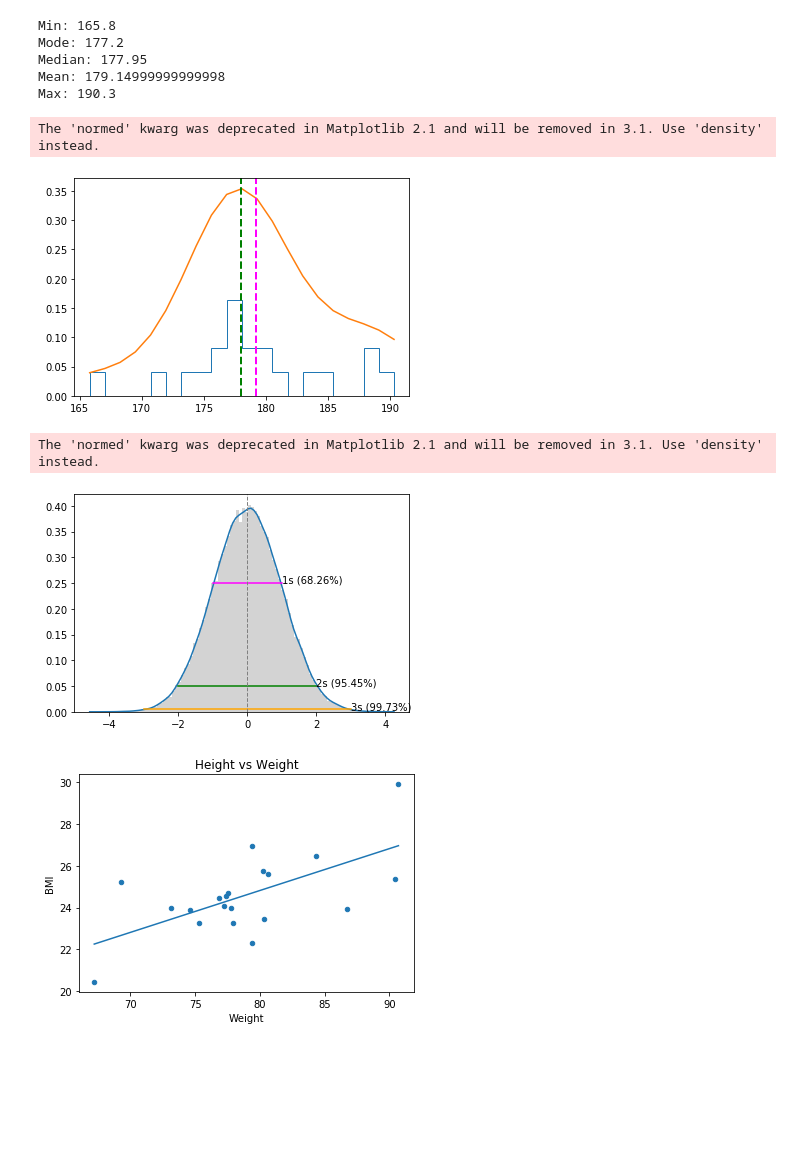
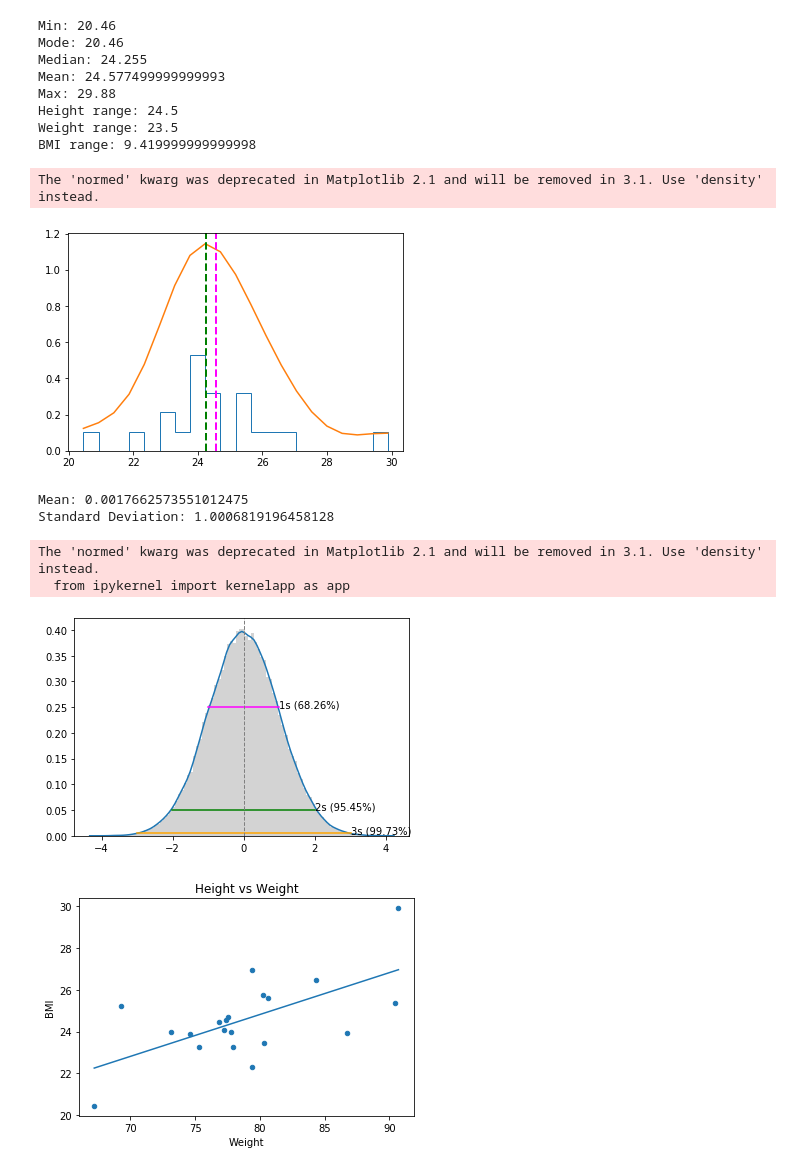
Before and after one commit to n1391zc12/PythonCourse, a Jupyter notebook: 20200629.ipynb, the cells around one changed output. Drawn from its saved outputs; the diff is of its cells as text; code cells hidden in the pictures; blank space fills up the shorter version.

```diff
--- a/20200629.ipynb
+++ b/20200629.ipynb
@@ -1,50 +1,65 @@
 # %%
 %matplotlib inline
 import numpy as np
 import pandas as pd
 import matplotlib.pyplot as plt
 import scipy.stats as stats
 
 df = pd.DataFrame({'Height':[185.0, 174.2, 178.4, 179.1, 180.0, 177.5, 176.4, 190.3, 177.2, 176.7,
                              188.7, 177.2, 180.1, 188.6, 165.8, 183.0, 177.5, 181.2, 174.5, 171.6],
                    'Weight':[80.3, 90.7, 84.3 ,77.2, 75.32, 77.4, 80.2, 86.7, 76.8, 74.6,
                              90.4, 77.5, 77.8, 79.4, 69.3, 77.9, 80.6, 67.2, 73.1, 79.4],
                    'BMI':[23.46, 29.88, 26.48, 24.06, 23.24, 24.56, 25.77, 23.94, 24.45, 23.89,
                           25.38, 24.68, 23.98, 22.32, 25.20, 23.26, 25.58, 20.46, 24.00, 26.96]})
 
-print ('Min: ' + str(df['Height'].min()))
-print ('Mode: ' + str(df['Height'].mode()[0]))
-print ('Median: ' + str(df['Height'].median()))
-print ('Mean: ' + str(df['Height'].mean()))
-print ('Max: ' + str(df['Height'].max()))
+print ('Min: ' + str(df['BMI'].min()))
+print ('Mode: ' + str(df['BMI'].mode()[0]))
+print ('Median: ' + str(df['BMI'].median()))
+print ('Mean: ' + str(df['BMI'].mean()))
+print ('Max: ' + str(df['BMI'].max()))
 
-height = df['Height']
-density = stats.gaussian_kde(height)
-n, x, _ = plt.hist(height, histtype='step', normed=True, bins=20)
+numcols = ['Height', 'Weight', 'BMI']
+for col in numcols:
+    print(df[col].name + ' range: ' + str(df[col].max() - df[col].min()))
+
+bmi = df['BMI']
+density = stats.gaussian_kde(bmi)
+n, x, _ = plt.hist(bmi, histtype='step', normed=True, bins=20)
 plt.plot(x, density(x)*5)
-plt.axvline(height.mean(), color='magenta', linestyle='dashed', linewidth=2)
-plt.axvline(height.median(), color='green', linestyle='dashed', linewidth=2)
+plt.axvline(bmi.mean(), color='magenta', linestyle='dashed', linewidth=2)
+plt.axvline(bmi.median(), color='green', linestyle='dashed', linewidth=2)
+
 plt.show()
 # %% [output]
-Min: 165.8
-Mode: 177.2
-Median: 177.95
-Mean: 179.14999999999998
-Max: 190.3
+Min: 20.46
+Mode: 20.46
+Median: 24.255
+Mean: 24.577499999999993
+Max: 29.88
+Height range: 24.5
+Weight range: 23.5
+BMI range: 9.419999999999998
 The 'normed' kwarg was deprecated in Matplotlib 2.1 and will be removed in 3.1. Use 'density' instead.
-[figure, old version]
+[figure, new version]
 # %%
-df = pd.DataFrame(np.random.randn(100000, 1), columns=['Height'])
+%matplotlib inline
+import pandas as pd
+import matplotlib.pyplot as plt
+import numpy as np
+import scipy.stats as stats
+
+print('Standard Deviation:', df['BMI'].std())
+df = pd.DataFrame(np.random.randn(100000, 1), columns=['BMI'])
 
 # Plot the distribution as a histogram with a density curve
-height = df['Height']
+height = df['BMI']
 density = stats.gaussian_kde(height)
 n, x, _ = plt.hist(height, color='lightgrey', normed=True, bins=100)
 plt.plot(x, density(x))
 
 # Get the mean and standard deviation
-s = df['Height'].std()
-m = df['Height'].mean()
+s = df['BMI'].std()
+m = df['BMI'].mean()
 
 # Annotate 1 stdev
 x1 = [m-s, m+s]
@@ -69,8 +84,11 @@ plt.axvline(height.mean(), color='grey', linestyle='dashed', linewidth=1)
 
 plt.show()
 # %% [output]
-The 'normed' kwarg was deprecated in Matplotlib 2.1 and will be removed in 3.1. Use 'density' instead.
+Mean: 0.0017662573551012475
+Standard Deviation: 1.0006819196458128
+The 'normed' kwarg was deprecated in Matplotlib 2.1 and will be removed in 3.1. Use 'density' instead.
+  from ipykernel import kernelapp as app
-[figure, old version]
+[figure, new version]
 # %%
 %matplotlib inline
 import pandas as pd
```
